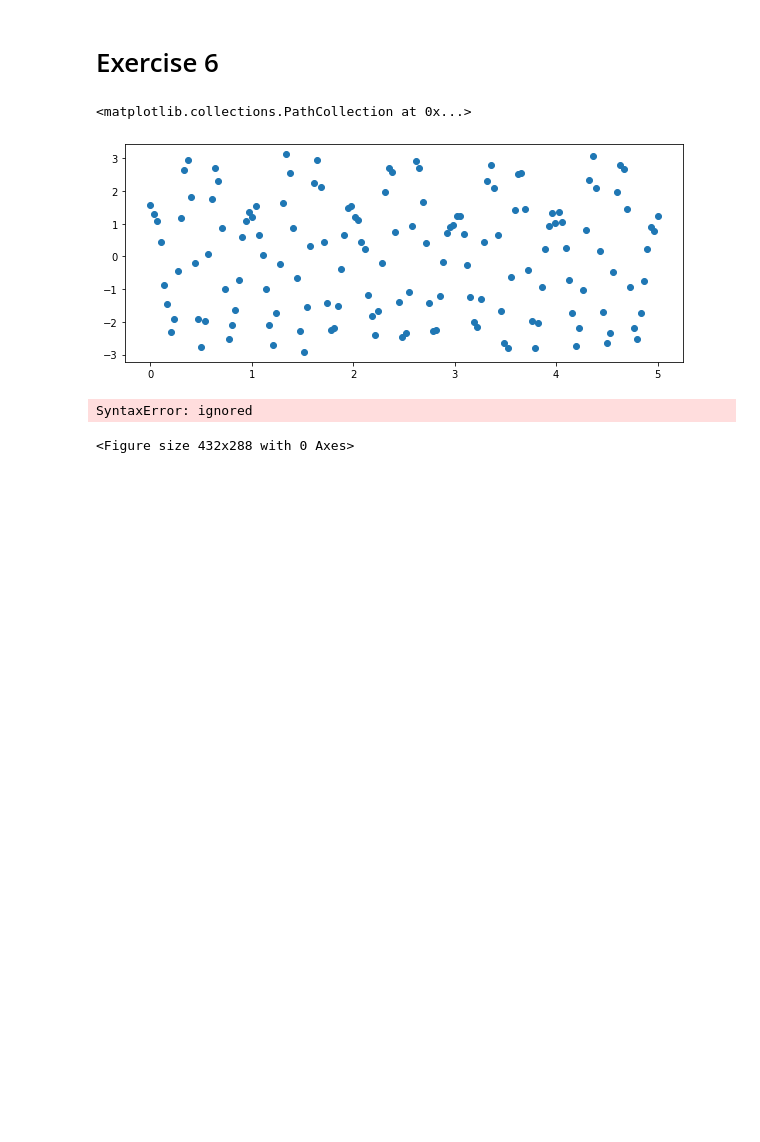
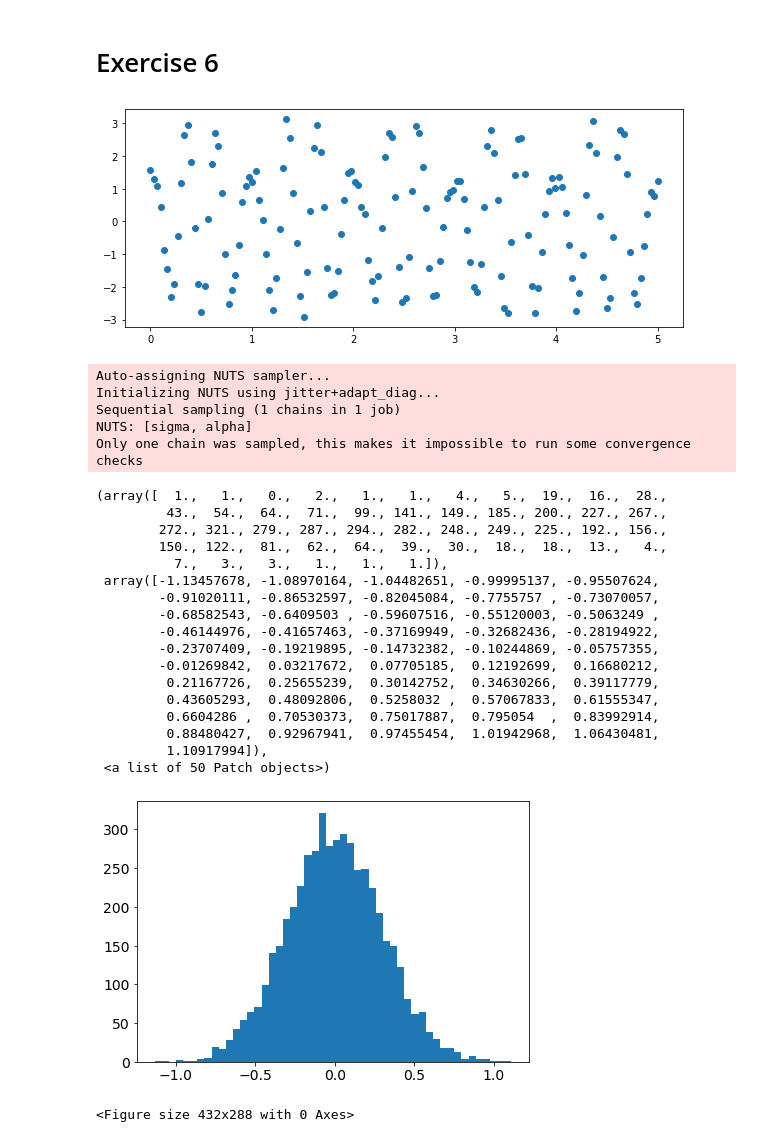
Before and after one commit to erinkhoo/ProbAppNotes, a Jupyter notebook: Notebooks_Notes/Exam Prep/ExamB_init.ipynb, the cells around one changed output. Drawn from its saved outputs; the diff is of its cells as text; code cells hidden in the pictures; blank space fills up the shorter version.

```diff
--- a/Notebooks_Notes/Exam Prep/ExamB_init.ipynb
+++ b/Notebooks_Notes/Exam Prep/ExamB_init.ipynb
@@ -216,29 +293,55 @@ for i in range(1,8):
 # Exercise 6
 # %%
 df6 = pd.read_csv("exam_question6.csv")
-x6 = df6['x']
-y6 = df6['y']
+x6 = df6['x'].to_numpy()
+y6 = df6['y'].to_numpy()
 plt.figure(figsize=(10,4))
 plt.scatter(x6, y6)
+plt.show()
 # %% [output]
-<matplotlib.collections.PathCollection at 0x...>
 [figure]
 # %%
+# 6 = B
 # x = 6
 with pm.Model() as function_model:
     alpha = pm.Normal('alpha',.0,30)
-    beta = pm.Normal('alpha',.0,30)
-    sigma = pm.Uniform('sigma',0.0001,2)
+    #beta = pm.Normal('beta',.0,30)
+    sigma = pm.Uniform('sigma',0.0001,30)
 
-    mu = pm.Deterministic('mu', alpha + np.log(df6.x, beta))
-    like = pm.Normal('Like', mu, sigma, observed=df.y[:,0]
-
-with function_model:
-  trace = pm.sample(5000,tune=1000,chains=1)
-
-az.plot_dist(8*posterior['beta']+samples_paper['alpha'])
+    #mu = pm.Deterministic('mu', alpha + np.dot(df6, beta))
+    mu = pm.math.dot(x6, alpha)
+    like = pm.Normal('Like', mu, sigma, observed=y6)
-# %% [output]
-SyntaxError: ignored
+# %%
+with function_model:
+  trace = pm.sample(5000, tune=1000, chains=1)
+# %% [output]
+Auto-assigning NUTS sampler...
+Initializing NUTS using jitter+adapt_diag...
+Sequential sampling (1 chains in 1 job)
+NUTS: [sigma, alpha]
+Only one chain was sampled, this makes it impossible to run some convergence checks
+# %%
+az.plot_dist(trace['alpha'])
+plt.hist(trace['alpha']*6,bins=50)
+# %% [output]
+(array([  1.,   1.,   0.,   2.,   1.,   1.,   4.,   5.,  19.,  16.,  28.,
+         43.,  54.,  64.,  71.,  99., 141., 149., 185., 200., 227., 267.,
+        272., 321., 279., 287., 294., 282., 248., 249., 225., 192., 156.,
+        150., 122.,  81.,  62.,  64.,  39.,  30.,  18.,  18.,  13.,   4.,
+          7.,   3.,   3.,   1.,   1.,   1.]),
+ array([-1.13457678, -1.08970164, -1.04482651, -0.99995137, -0.95507624,
+        -0.91020111, -0.86532597, -0.82045084, -0.7755757 , -0.73070057,
+        -0.68582543, -0.6409503 , -0.59607516, -0.55120003, -0.5063249 ,
+        -0.46144976, -0.41657463, -0.37169949, -0.32682436, -0.28194922,
+        -0.23707409, -0.19219895, -0.14732382, -0.10244869, -0.05757355,
+        -0.01269842,  0.03217672,  0.07705185,  0.12192699,  0.16680212,
+         0.21167726,  0.25655239,  0.30142752,  0.34630266,  0.39117779,
+         0.43605293,  0.48092806,  0.5258032 ,  0.57067833,  0.61555347,
+         0.6604286 ,  0.70530373,  0.75017887,  0.795054  ,  0.83992914,
+         0.88480427,  0.92967941,  0.97455454,  1.01942968,  1.06430481,
+         1.10917994]),
+ <a list of 50 Patch objects>)
+[figure, added]
 # %%
 plt.figure()
 seaborn.jointplot(df6['x'], df6['y'], kind="hex", color="#4CB391")
```
Also changed, not shown: parts of 17 cells of this notebook, 5 other files.
